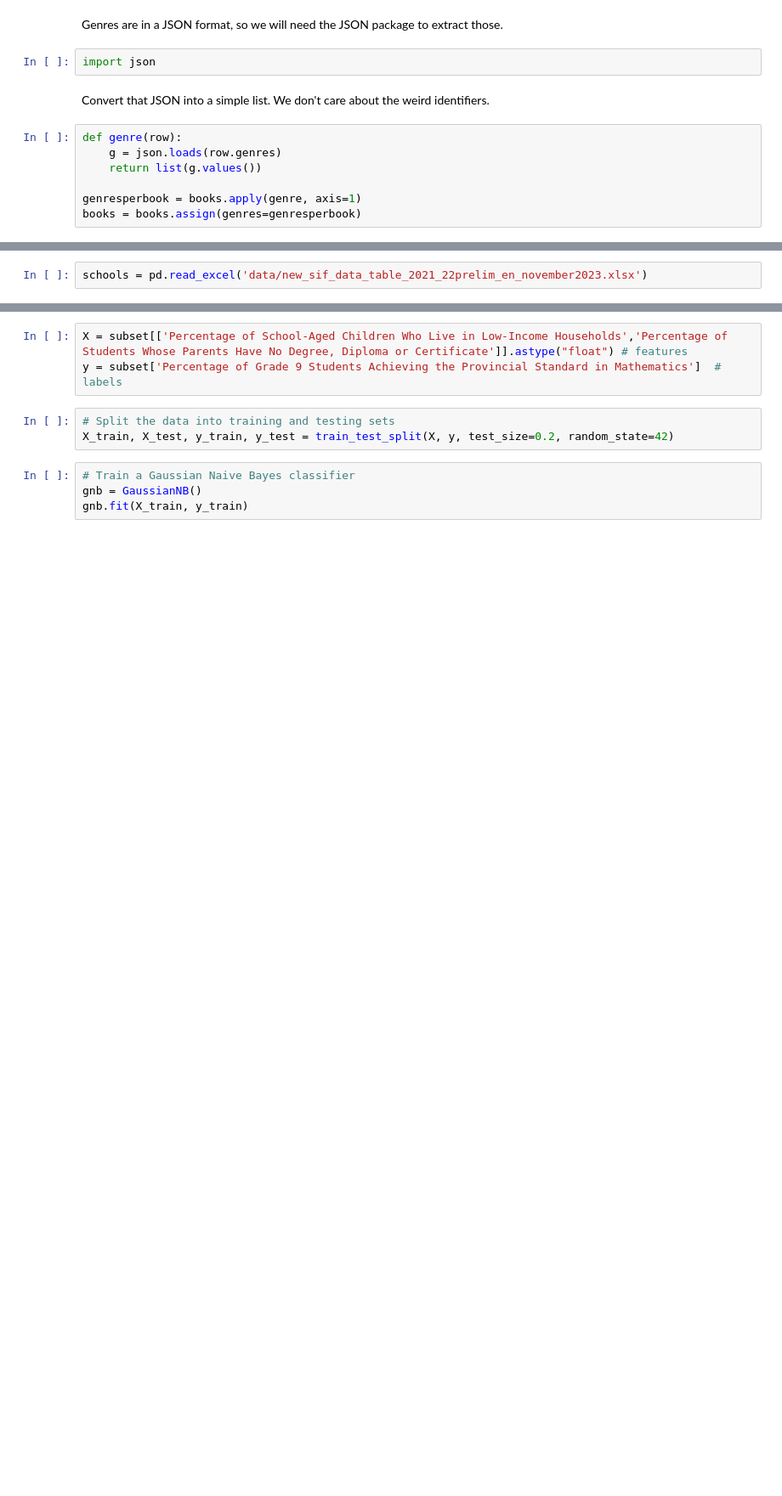
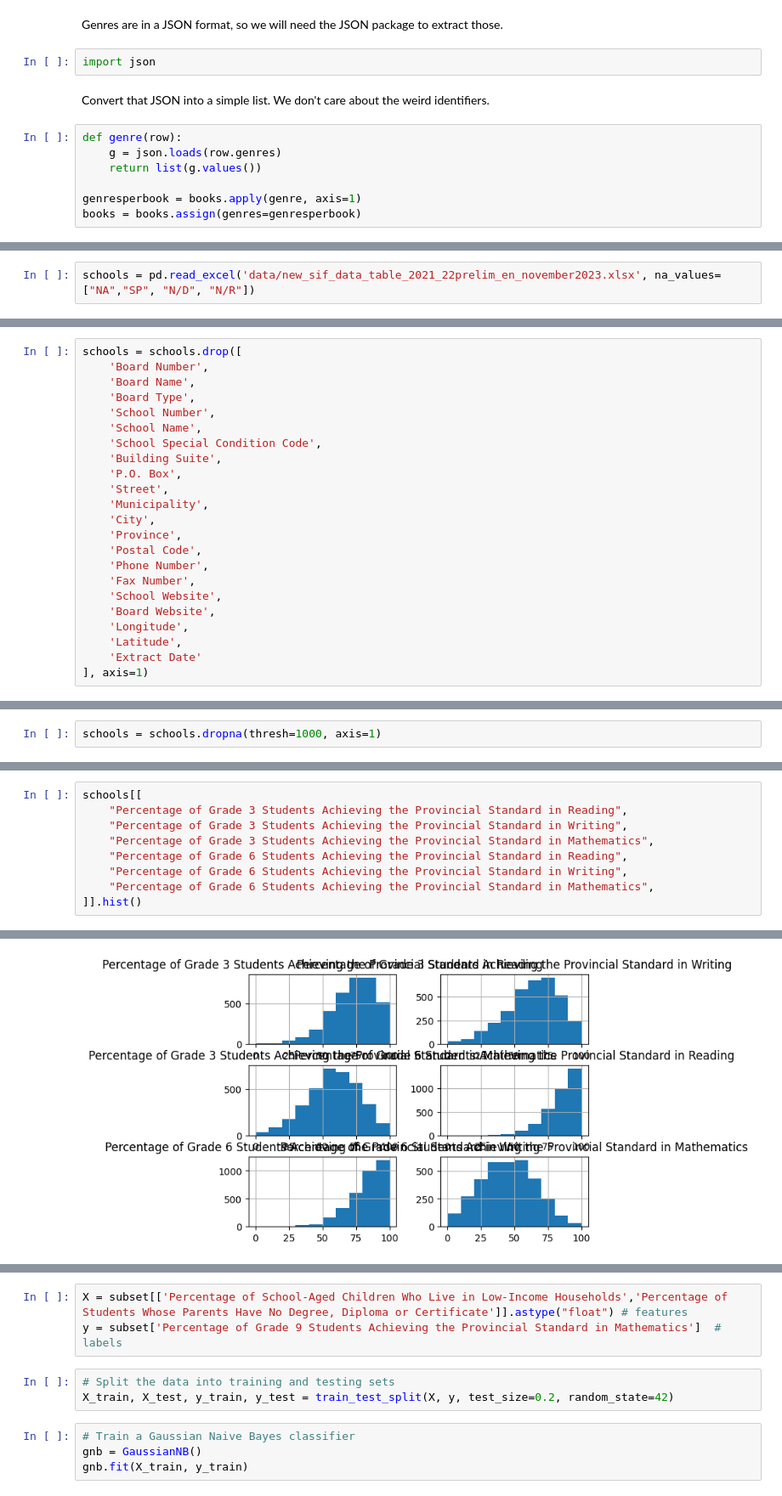
Before and after one commit to uOttawa-IT-Research-teaching/ML_naive_bayes, a Jupyter notebook: bayes.ipynb, the cells around one changed output, grey strips where cells are left out. Shown at 85% size. Drawn from its saved outputs; the diff is of its cells as text; blank space fills up the shorter version.

Commit message:
Clean up example and initial attempt at school data

```diff
--- a/bayes.ipynb
+++ b/bayes.ipynb
@@ -177,2 +351,2 @@ books.head()
 # %%
-schools = pd.read_excel('data/new_sif_data_table_2021_22prelim_en_november2023.xlsx')
+schools = pd.read_excel('data/new_sif_data_table_2021_22prelim_en_november2023.xlsx', na_values=["NA","SP", "N/D", "N/R"])
@@ -210,0 +377,23 @@ subset = subset[subset['Percentage of School-Aged Children Who Live in Low-Incom
+# %%
+schools = schools.drop([
+    'Board Number',
+    'Board Name',
+    'Board Type',
+    'School Number',
+    'School Name',
+    'School Special Condition Code',
+    'Building Suite',
+    'P.O. Box',
+    'Street',
+    'Municipality',
+    'City',
+    'Province',
+    'Postal Code',
+    'Phone Number',
+    'Fax Number',
+    'School Website',
+    'Board Website',
+    'Longitude',
+    'Latitude',
+    'Extract Date'
+], axis=1)
@@ -210,0 +424,2 @@ subset = subset[subset['Percentage of School-Aged Children Who Live in Low-Incom
+# %%
+schools = schools.dropna(thresh=1000, axis=1)
@@ -210,0 +480,10 @@ subset = subset[subset['Percentage of School-Aged Children Who Live in Low-Incom
+# %%
+schools[[
+    "Percentage of Grade 3 Students Achieving the Provincial Standard in Reading",
+    "Percentage of Grade 3 Students Achieving the Provincial Standard in Writing",
+    "Percentage of Grade 3 Students Achieving the Provincial Standard in Mathematics",
+    "Percentage of Grade 6 Students Achieving the Provincial Standard in Reading",
+    "Percentage of Grade 6 Students Achieving the Provincial Standard in Writing",
+    "Percentage of Grade 6 Students Achieving the Provincial Standard in Mathematics",
+]].hist()
+# %% [output]
@@ -210,0 +497 @@ subset = subset[subset['Percentage of School-Aged Children Who Live in Low-Incom
+[figure, added]
```
Also changed, not shown: parts of 74 cells of this notebook.
